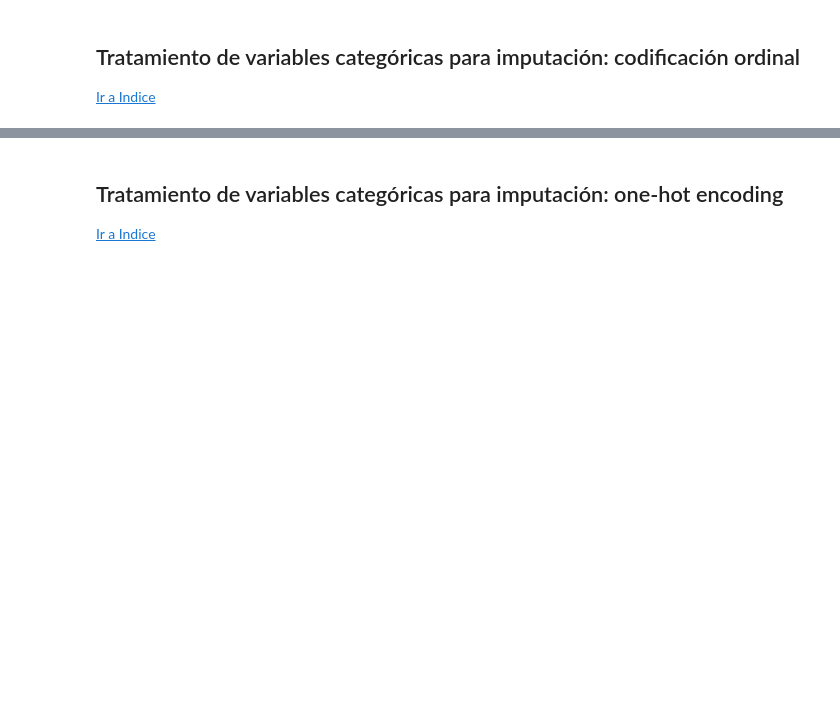
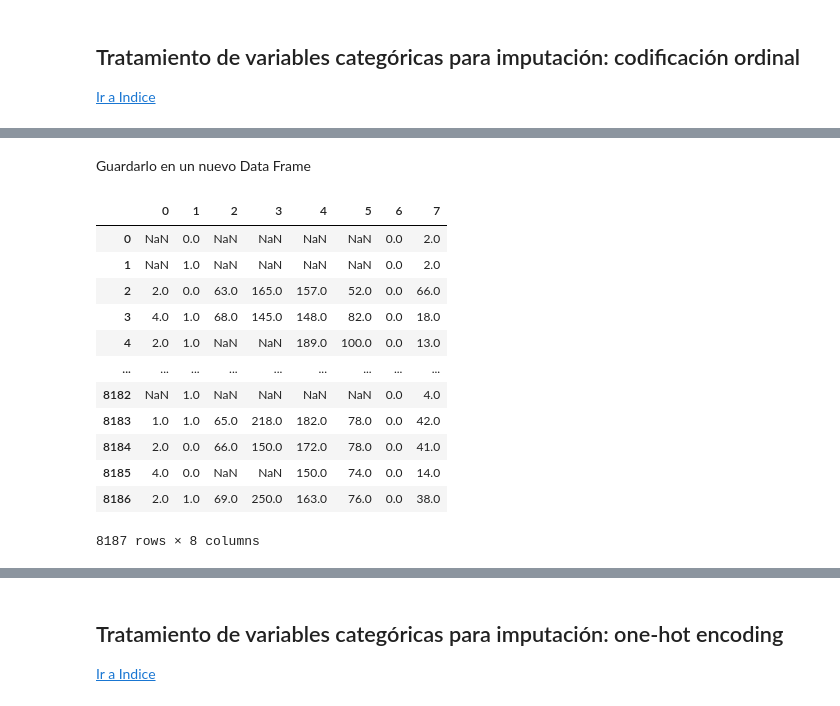
Before and after one commit to DensLopez/imputaci-n, a Jupyter notebook: codes/imputacion.ipynb, the cells around one changed output, grey strips where cells are left out. Drawn from its saved outputs; the diff is of its cells as text; code cells hidden in the pictures; blank space fills up the shorter version.

```diff
--- a/codes/imputacion.ipynb
+++ b/codes/imputacion.ipynb
@@ -1289,0 +1395,4 @@ BUSCA EL RESULTADO EN "panda_missing_extension"
+# %%
+#escogiendo variables categóricas
+categorical_columns = nhanes_df.select_dtypes(include=[object,'category']).columns
+categorical_columns
@@ -1289,0 +1429,22 @@ BUSCA EL RESULTADO EN "panda_missing_extension"
+# %% [markdown]
+Guardarlo en un nuevo Data Frame
+# %%
+(
+    pd.DataFrame(
+        categorical_transformer.fit_transform(nhanes_df)
+    )
+)
+# %% [output]
+|  | 0 | 1 | 2 | 3 | 4 | 5 | 6 | 7 |
+| 0 | NaN | 0.0 | NaN | NaN | NaN | NaN | 0.0 | 2.0 |
+| 1 | NaN | 1.0 | NaN | NaN | NaN | NaN | 0.0 | 2.0 |
+| 2 | 2.0 | 0.0 | 63.0 | 165.0 | 157.0 | 52.0 | 0.0 | 66.0 |
+| 3 | 4.0 | 1.0 | 68.0 | 145.0 | 148.0 | 82.0 | 0.0 | 18.0 |
+| 4 | 2.0 | 1.0 | NaN | NaN | 189.0 | 100.0 | 0.0 | 13.0 |
+| ... | ... | ... | ... | ... | ... | ... | ... | ... |
+| 8182 | NaN | 1.0 | NaN | NaN | NaN | NaN | 0.0 | 4.0 |
+| 8183 | 1.0 | 1.0 | 65.0 | 218.0 | 182.0 | 78.0 | 0.0 | 42.0 |
+| 8184 | 2.0 | 0.0 | 66.0 | 150.0 | 172.0 | 78.0 | 0.0 | 41.0 |
+| 8185 | 4.0 | 0.0 | NaN | NaN | 150.0 | 74.0 | 0.0 | 14.0 |
+| 8186 | 2.0 | 1.0 | 69.0 | 250.0 | 163.0 | 76.0 | 0.0 | 38.0 |
+8187 rows × 8 columns
```
Also changed, not shown: parts of 31 cells of this notebook.
